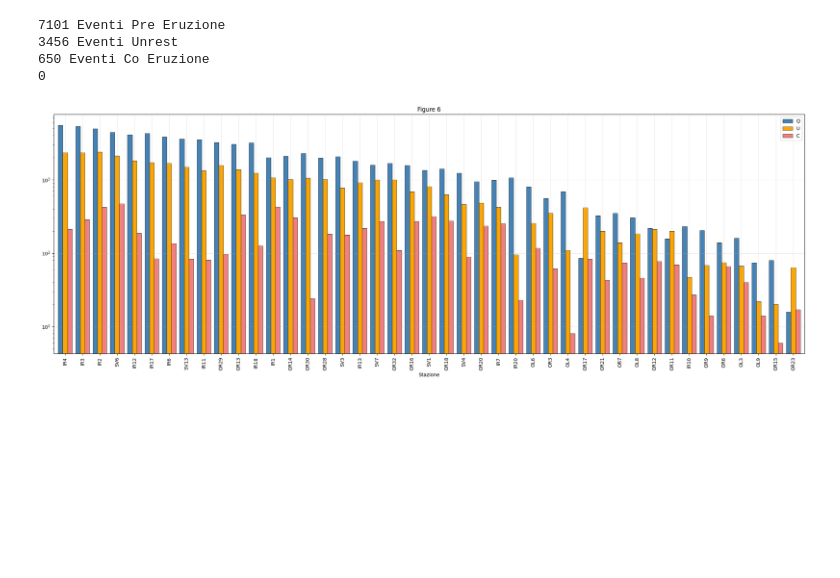
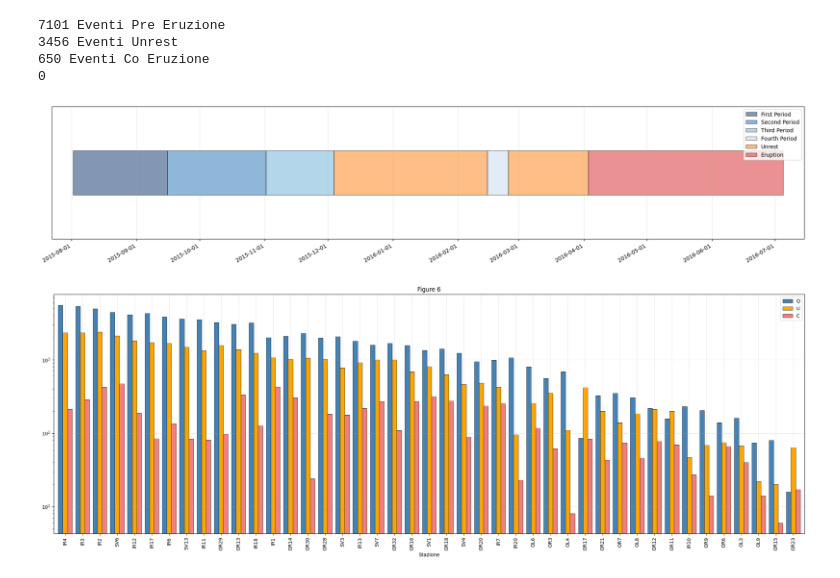
Before and after one commit to Mpinaz/Thesis, a Jupyter notebook: Plots_of_Catalog.ipynb, the cells around one changed output. Cells and saved outputs as stored; diff of their text form; code cells hidden in the pictures; blank space fills up the shorter version.

```diff
--- a/Plots_of_Catalog.ipynb
+++ b/Plots_of_Catalog.ipynb
@@ -345,3 +326,51 @@ plt.show()
+# %%
+import matplotlib.patches as mpatches
+
+tempi_Pre = catalog.loc[list(PRE_set), "time"]
+tempi_Unrest = catalog.loc[list(Unrest_set), "time"]
+tempi_Post = catalog.loc[list(POST_set), "time"]
+
+segmenti = [
+    ("First Period", "2015-08-01 14:56:47", "2015-09-15 14:56:47"),
+    ("Second Period", "2015-09-15 14:56:47", "2015-11-1 14:56:47"),
+    ("Third Period", "2015-11-1 14:56:47", "2015-12-04 00:16:27"),
+    ("Unrest", "2015-12-04 00:16:27", "2016-02-15 00:33:55"),
+    ("Fourth Period", "2016-02-15 00:33:55", "2016-02-25 00:21:22"),
+    ("Unrest", "2016-02-25 00:21:22", "2016-04-03 00:12:15"),
+    ("Eruption", "2016-04-03 00:12:15", "2016-07-04 21:46:56"),
+]
+
+margine = pd.Timedelta(days=10)
+xmin = pd.Timestamp(segmenti[0][1]) - margine
+xmax = pd.Timestamp(segmenti[-1][2]) + margine
+
+colori = {"First Period" : "#08306b", "Second Period" : "#2171b5", "Third Period" : "#6baed6", "Fourth Period" : "#c6dbef", "Unrest": "tab:orange", "Eruption": "tab:red"} #,"Pre": "tab:blue",  "Third_Period" : "#6baed6", "Fourth_Period" : "#c6dbef"}
+
+fig, ax = plt.subplots(figsize=(25, 5))
+
+for fase, inizio, fine in segmenti:
+    x0 = mdates.date2num(pd.Timestamp(inizio))
+    x1 = mdates.date2num(pd.Timestamp(fine))
+    ax.barh(0, x1 - x0, left=x0, height=0.5,
+            color=colori[fase], alpha=0.5,
+            edgecolor="black", linewidth=1)
+
+ax.xaxis_date()
+ax.xaxis.set_major_formatter(mdates.DateFormatter("%Y-%m-%d"))
+ax.set_xlim(mdates.date2num(xmin), mdates.date2num(xmax))
+ax.set_ylim(-0.75, 0.75)
+ax.yaxis.set_visible(False)
+ax.grid(axis="x", alpha=0.3)
+
+handles = [mpatches.Patch(facecolor=c, alpha=0.5, edgecolor="black", label=f)
+           for f, c in colori.items()]
+ax.legend(handles=handles, loc="upper right")
+
+fig.autofmt_xdate()
+fig.savefig(f"5 Label Temporal Data.png", dpi=150, bbox_inches="tight")
+plt.show()
+# %% [output]
+[figure, added]
 # %%
 pre_events = defaultdict(list)
 post_events = defaultdict(list)
```
Also changed, not shown: parts of 5 cells of this notebook.
